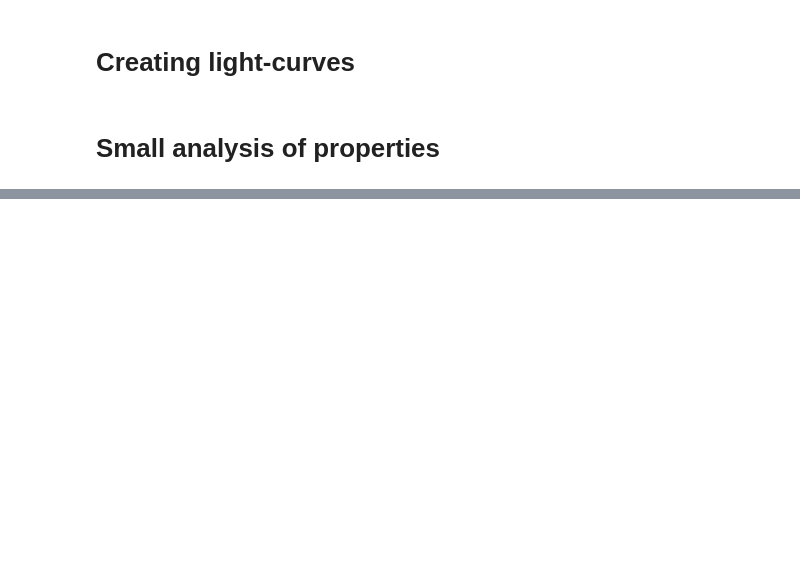
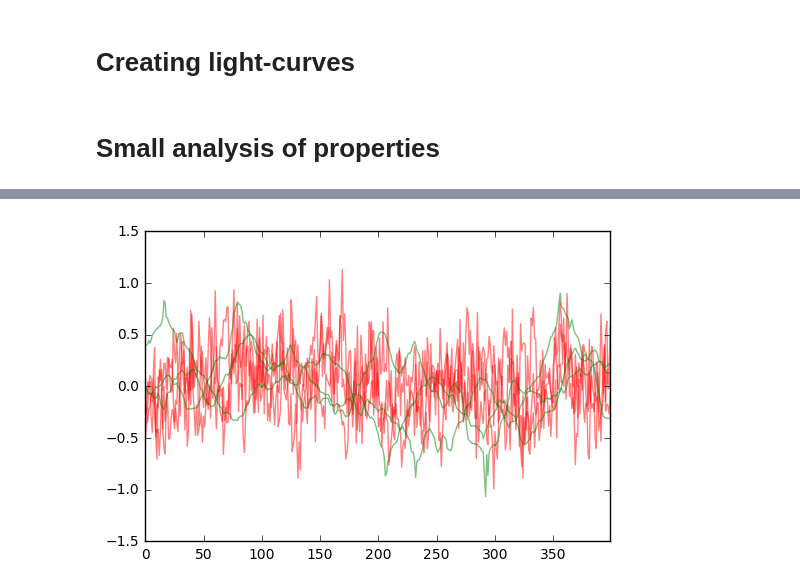
Before and after one commit to nevencaplar/Variability, a Jupyter notebook: Generating Light_Curves.ipynb, the cells around one changed output, grey strips where cells are left out. Cells and saved outputs as stored; diff of their text form; code cells hidden in the pictures; blank space fills up the shorter version.

```diff
--- a/Generating Light_Curves.ipynb
+++ b/Generating Light_Curves.ipynb
@@ -114,0 +247,18 @@ Fraction of objects which have at least once been in upper half of MS in second
+# %%
+# but there is difference in how sSFR plays around the mean; 3 red curves and 3 green curves for different objects from different sets
+df = pd.DataFrame({'a': sample_of_LC1[0],
+                   'b': sample_of_LC1[1],
+                   'c': sample_of_LC1[2],
+                   'd': sample_of_LC3[0],
+                   'e': sample_of_LC3[1],
+                   'f': sample_of_LC3[2]})
+plt.figure
+with pd.plot_params.use('x_compat', True):
+    df.a.plot(color='r',alpha=0.5)
+    df.b.plot(color='r',alpha=0.5)
+    df.c.plot(color='r',alpha=0.5)
+    df.d.plot(color='g',alpha=0.5)
+    df.e.plot(color='g',alpha=0.5)
+    df.f.plot(color='g',alpha=0.5)
+# %% [output]
+[figure, added]
```
Also changed, not shown: parts of 29 cells of this notebook.
